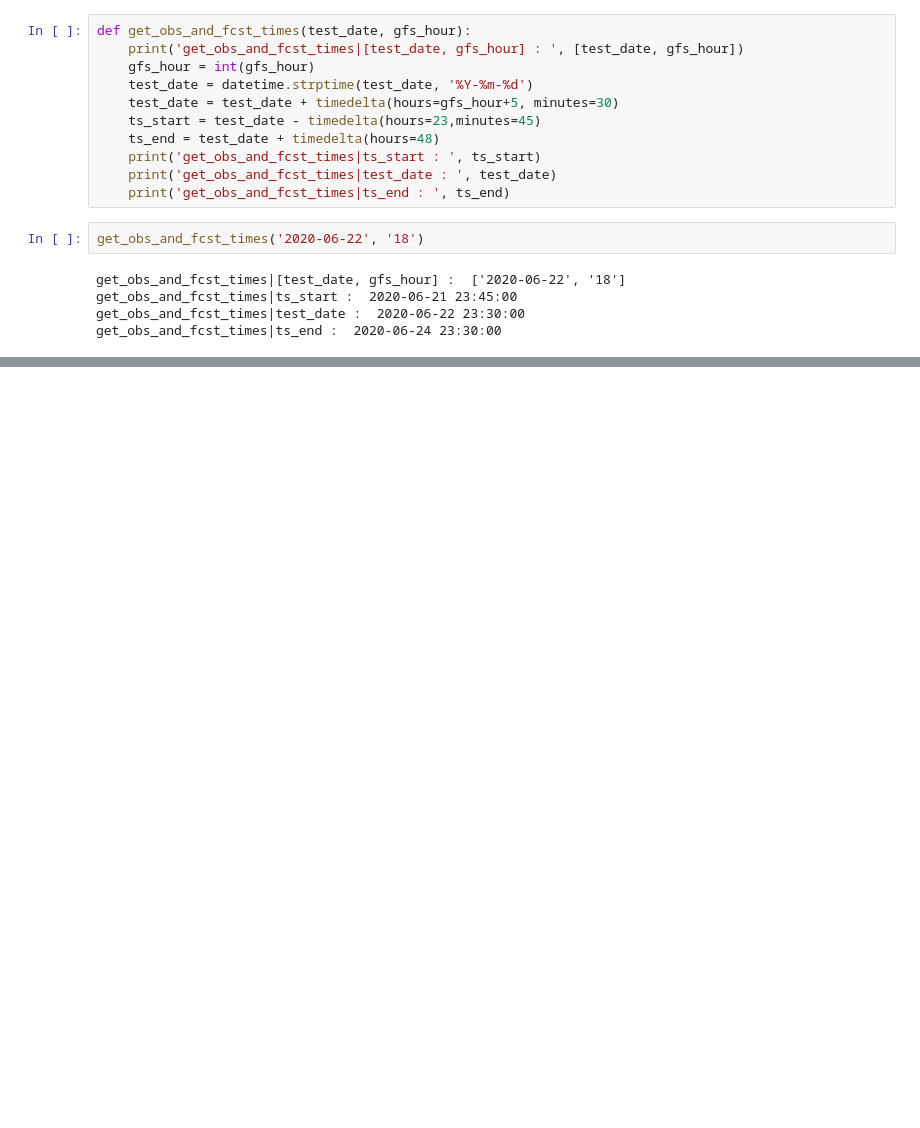
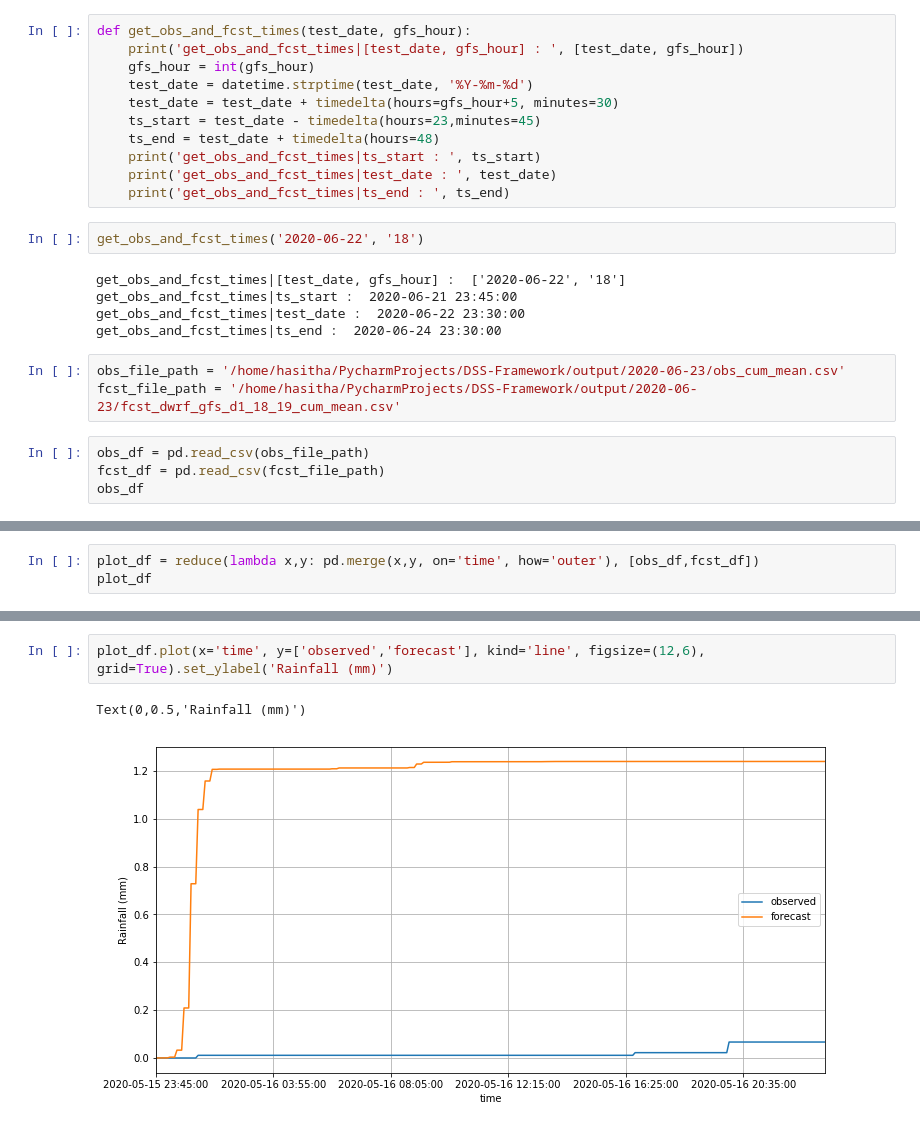
Before and after one commit to CUrW-SL/DSS-Framework, a Jupyter notebook: jupyter_notebooks/Accuracy test/wrf/wrf_accuracy.ipynb, the cells around one changed output, grey strips where cells are left out. Saved outputs shown, nothing was run; the diff lists cells and outputs as text; blank space fills up the shorter version.

Commit message:
wrf accuracy plotting

```diff
--- a/jupyter_notebooks/Accuracy test/wrf/wrf_accuracy.ipynb
+++ b/jupyter_notebooks/Accuracy test/wrf/wrf_accuracy.ipynb
@@ -399,3 +401,10 @@ get_obs_and_fcst_times|[test_date, gfs_hour] :  ['2020-06-22', '18']
 get_obs_and_fcst_times|ts_start :  2020-06-21 23:45:00
 get_obs_and_fcst_times|test_date :  2020-06-22 23:30:00
 get_obs_and_fcst_times|ts_end :  2020-06-24 23:30:00
+# %%
+obs_file_path = '/home/hasitha/PycharmProjects/DSS-Framework/output/2020-06-23/obs_cum_mean.csv'
+fcst_file_path = '/home/hasitha/PycharmProjects/DSS-Framework/output/2020-06-23/fcst_dwrf_gfs_d1_18_19_cum_mean.csv'
+# %%
+obs_df = pd.read_csv(obs_file_path)
+fcst_df = pd.read_csv(fcst_file_path)
+obs_df
@@ -401,0 +425,3 @@ get_obs_and_fcst_times|ts_end :  2020-06-24 23:30:00
+# %%
+plot_df = reduce(lambda x,y: pd.merge(x,y, on='time', how='outer'), [obs_df,fcst_df])
+plot_df
@@ -401,0 +442,5 @@ get_obs_and_fcst_times|ts_end :  2020-06-24 23:30:00
+# %%
+plot_df.plot(x='time', y=['observed','forecast'], kind='line', figsize=(12,6), grid=True).set_ylabel('Rainfall (mm)')
+# %% [output]
+Text(0,0.5,'Rainfall (mm)')
+[figure, added]
```
Also changed, not shown: parts of 3 cells of this notebook.
